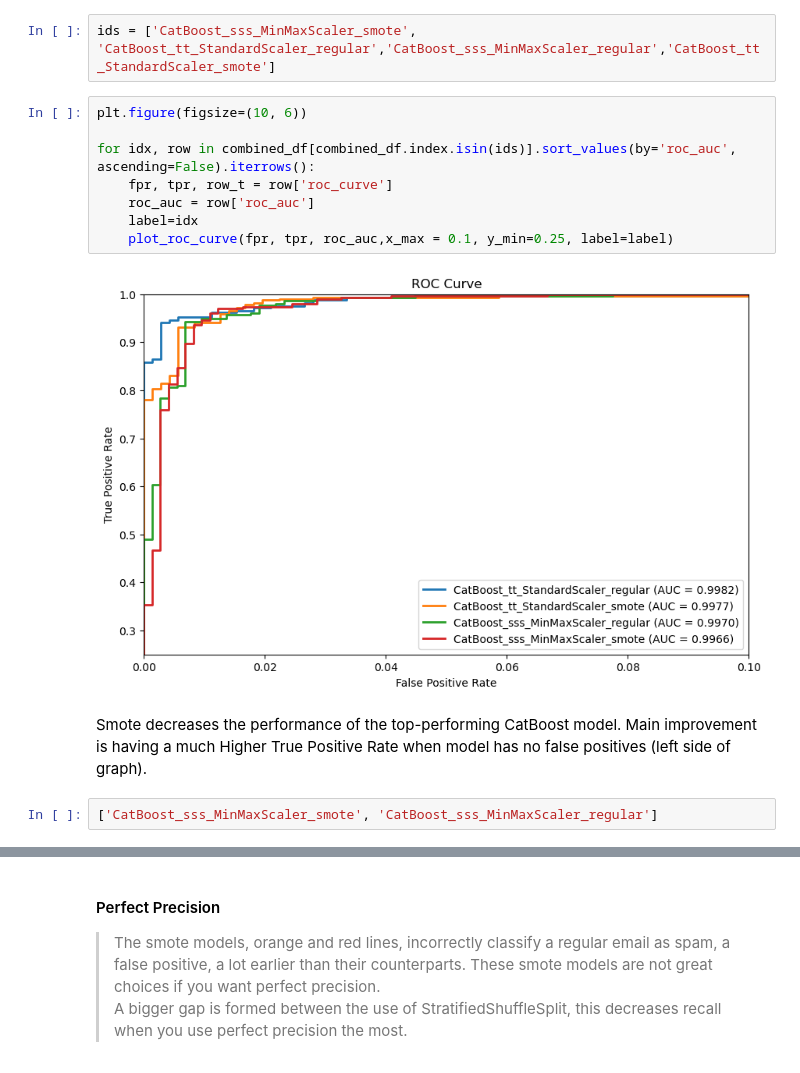
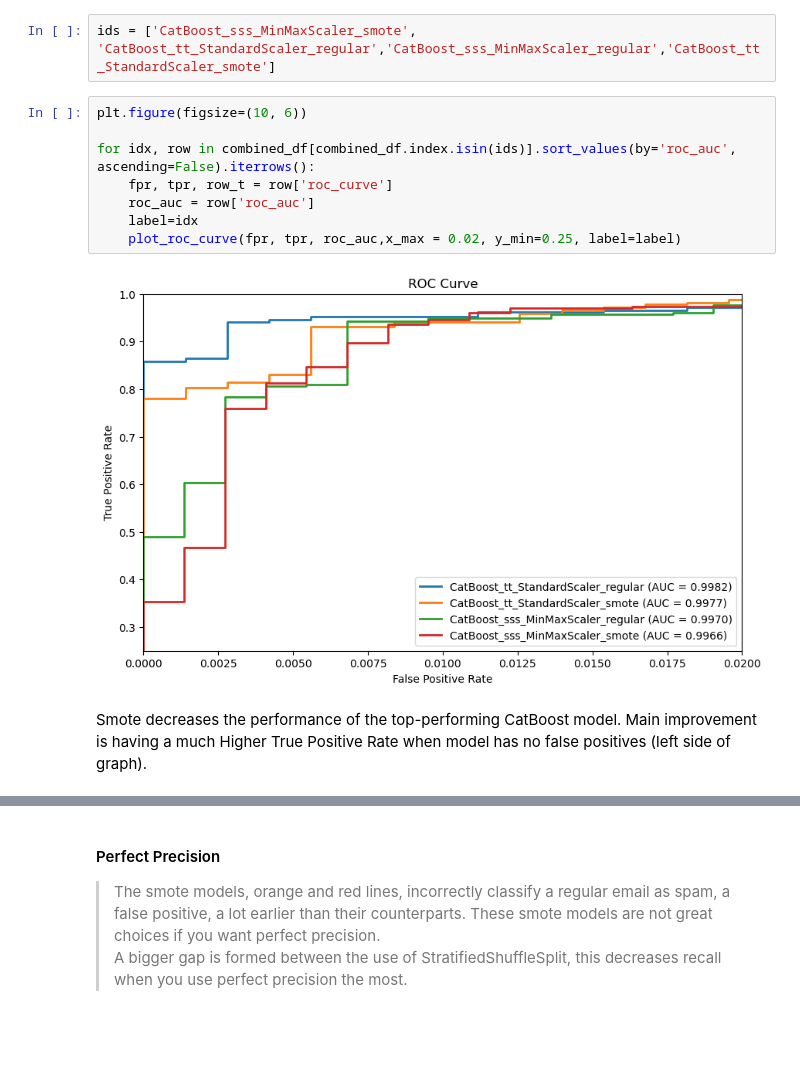
Before and after one commit to pgrts/Springboard, a Jupyter notebook: spam/Modeling.ipynb, the cells around one changed output, grey strips where cells are left out. Cells and saved outputs as stored; diff of their text form; blank space fills up the shorter version.

```diff
--- a/spam/Modeling.ipynb
+++ b/spam/Modeling.ipynb
@@ -559,14 +559,12 @@ ids = ['CatBoost_sss_MinMaxScaler_smote', 'CatBoost_tt_StandardScaler_regular','
 # %%
 plt.figure(figsize=(10, 6))
 
 for idx, row in combined_df[combined_df.index.isin(ids)].sort_values(by='roc_auc', ascending=False).iterrows():
     fpr, tpr, row_t = row['roc_curve']
     roc_auc = row['roc_auc']
     label=idx
-    plot_roc_curve(fpr, tpr, roc_auc,x_max = 0.1, y_min=0.25, label=label)
+    plot_roc_curve(fpr, tpr, roc_auc,x_max = 0.02, y_min=0.25, label=label)
 # %% [output]
-[figure, old version]
+[figure, new version]
 # %% [markdown]
 Smote decreases the performance of the top-performing CatBoost model. Main improvement is having a much Higher True Positive Rate when model has no false positives (left side of graph).
-# %%
-['CatBoost_sss_MinMaxScaler_smote', 'CatBoost_sss_MinMaxScaler_regular']
```
Also changed, not shown: parts of 43 cells of this notebook.
